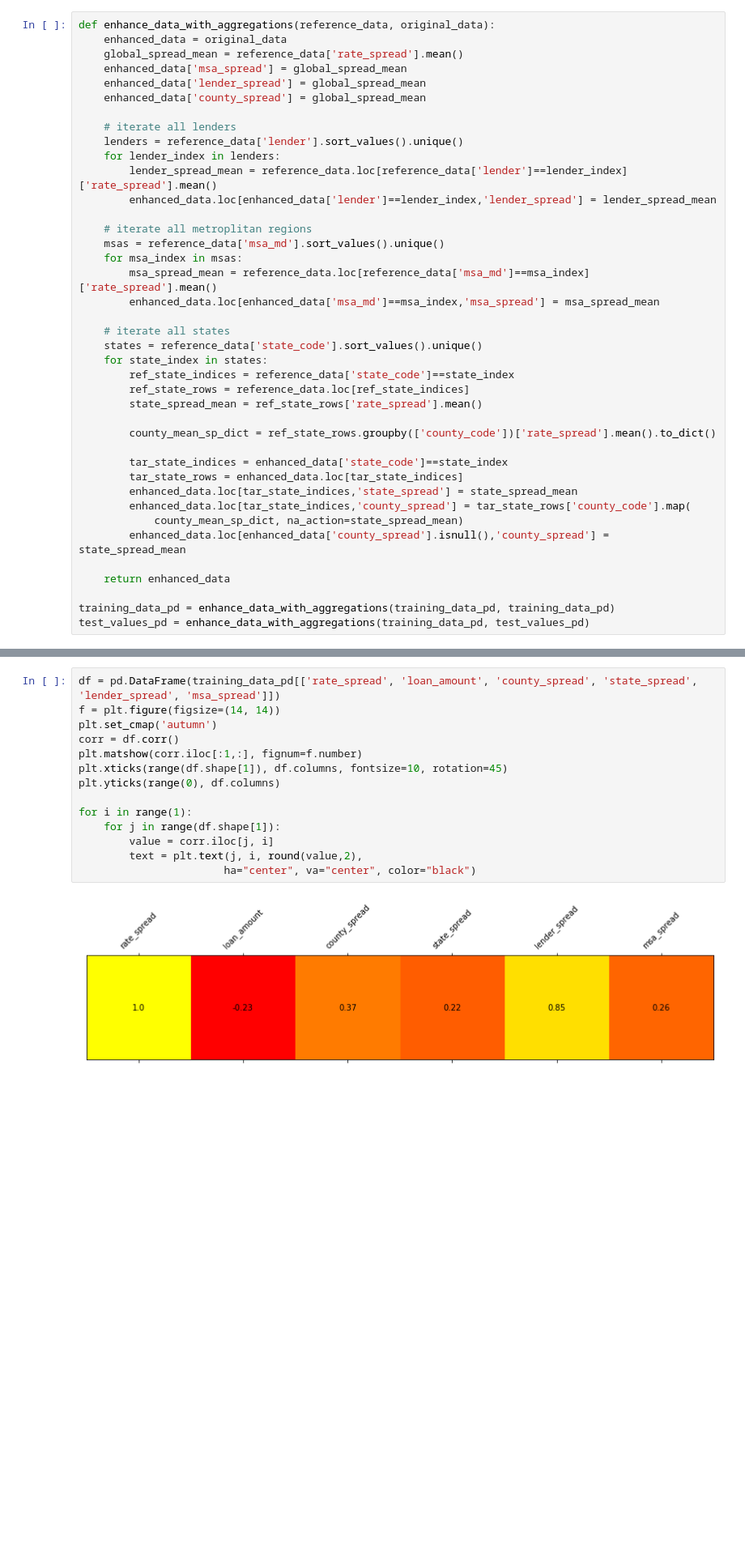
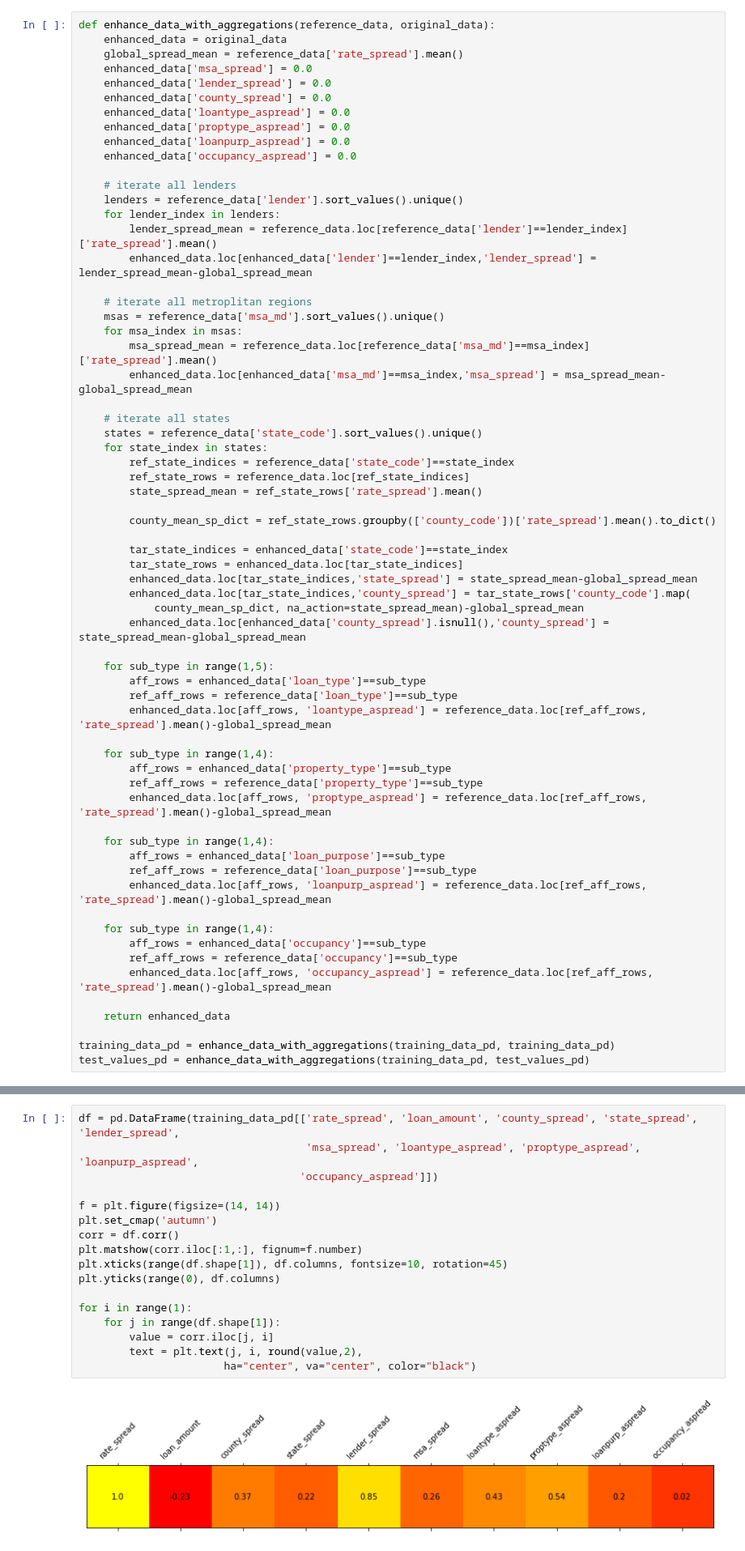
Before and after one commit to Alyxion/MPPDataScience, a Jupyter notebook: notebooks/MPPDataScience_1_Insights.ipynb, the cells around one changed output, grey strips where cells are left out. Shown: that part at 81% size. Saved outputs shown, nothing was run; the diff lists cells and outputs as text; blank space fills up the shorter version.

```diff
--- a/notebooks/MPPDataScience_1_Insights.ipynb
+++ b/notebooks/MPPDataScience_1_Insights.ipynb
@@ -526,21 +526,25 @@ test_values_pd = enhance_data_with_categories(test_values_pd)
 def enhance_data_with_aggregations(reference_data, original_data):
     enhanced_data = original_data
     global_spread_mean = reference_data['rate_spread'].mean()
-    enhanced_data['msa_spread'] = global_spread_mean
-    enhanced_data['lender_spread'] = global_spread_mean
-    enhanced_data['county_spread'] = global_spread_mean
+    enhanced_data['msa_spread'] = 0.0
+    enhanced_data['lender_spread'] = 0.0
+    enhanced_data['county_spread'] = 0.0
+    enhanced_data['loantype_aspread'] = 0.0
+    enhanced_data['proptype_aspread'] = 0.0
+    enhanced_data['loanpurp_aspread'] = 0.0
+    enhanced_data['occupancy_aspread'] = 0.0
 
     # iterate all lenders
     lenders = reference_data['lender'].sort_values().unique()
     for lender_index in lenders:
         lender_spread_mean = reference_data.loc[reference_data['lender']==lender_index]['rate_spread'].mean()
-        enhanced_data.loc[enhanced_data['lender']==lender_index,'lender_spread'] = lender_spread_mean
+        enhanced_data.loc[enhanced_data['lender']==lender_index,'lender_spread'] = lender_spread_mean-global_spread_mean
 
     # iterate all metroplitan regions
     msas = reference_data['msa_md'].sort_values().unique()
     for msa_index in msas:
         msa_spread_mean = reference_data.loc[reference_data['msa_md']==msa_index]['rate_spread'].mean()
-        enhanced_data.loc[enhanced_data['msa_md']==msa_index,'msa_spread'] = msa_spread_mean
+        enhanced_data.loc[enhanced_data['msa_md']==msa_index,'msa_spread'] = msa_spread_mean-global_spread_mean
 
     # iterate all states
     states = reference_data['state_code'].sort_values().unique()
@@ -553,10 +557,30 @@ def enhance_data_with_aggregations(reference_data, original_data):
 
         tar_state_indices = enhanced_data['state_code']==state_index
         tar_state_rows = enhanced_data.loc[tar_state_indices]
-        enhanced_data.loc[tar_state_indices,'state_spread'] = state_spread_mean
+        enhanced_data.loc[tar_state_indices,'state_spread'] = state_spread_mean-global_spread_mean
         enhanced_data.loc[tar_state_indices,'county_spread'] = tar_state_rows['county_code'].map(
-            county_mean_sp_dict, na_action=state_spread_mean)
-        enhanced_data.loc[enhanced_data['county_spread'].isnull(),'county_spread'] = state_spread_mean
+            county_mean_sp_dict, na_action=state_spread_mean)-global_spread_mean
+        enhanced_data.loc[enhanced_data['county_spread'].isnull(),'county_spread'] = state_spread_mean-global_spread_mean
+
+    for sub_type in range(1,5):
+        aff_rows = enhanced_data['loan_type']==sub_type
+        ref_aff_rows = reference_data['loan_type']==sub_type
+        enhanced_data.loc[aff_rows, 'loantype_aspread'] = reference_data.loc[ref_aff_rows, 'rate_spread'].mean()-global_spread_mean
+
+    for sub_type in range(1,4):
+        aff_rows = enhanced_data['property_type']==sub_type
+        ref_aff_rows = reference_data['property_type']==sub_type
+        enhanced_data.loc[aff_rows, 'proptype_aspread'] = reference_data.loc[ref_aff_rows, 'rate_spread'].mean()-global_spread_mean
+
+    for sub_type in range(1,4):
+        aff_rows = enhanced_data['loan_purpose']==sub_type
+        ref_aff_rows = reference_data['loan_purpose']==sub_type
+        enhanced_data.loc[aff_rows, 'loanpurp_aspread'] = reference_data.loc[ref_aff_rows, 'rate_spread'].mean()-global_spread_mean
+
+    for sub_type in range(1,4):
+        aff_rows = enhanced_data['occupancy']==sub_type
+        ref_aff_rows = reference_data['occupancy']==sub_type
+        enhanced_data.loc[aff_rows, 'occupancy_aspread'] = reference_data.loc[ref_aff_rows, 'rate_spread'].mean()-global_spread_mean
 
     return enhanced_data
 
@@ -943,21 +967,24 @@ print("{} counties".format(training_data_pd.groupby(['state_code','county_code']
 # %% [markdown]
 ### Visualizing the correlations between our aggregated data and the rate spread
 # %%
-df = pd.DataFrame(training_data_pd[['rate_spread', 'loan_amount', 'county_spread', 'state_spread', 'lender_spread', 'msa_spread']])
+df = pd.DataFrame(training_data_pd[['rate_spread', 'loan_amount', 'county_spread', 'state_spread', 'lender_spread',
+                                    'msa_spread', 'loantype_aspread', 'proptype_aspread', 'loanpurp_aspread',
+                                   'occupancy_aspread']])
+
 f = plt.figure(figsize=(14, 14))
 plt.set_cmap('autumn')
 corr = df.corr()
 plt.matshow(corr.iloc[:1,:], fignum=f.number)
 plt.xticks(range(df.shape[1]), df.columns, fontsize=10, rotation=45)
 plt.yticks(range(0), df.columns)
 
 for i in range(1):
     for j in range(df.shape[1]):
         value = corr.iloc[j, i]
         text = plt.text(j, i, round(value,2),
                        ha="center", va="center", color="black")
 # %% [output]
-[figure, old version]
+[figure, new version]
 # %%
 training_data_pd.to_csv(TEMP_PATH+CLEANED_TRAINING_OUTPUT_FN, index=False)
 test_values_pd.to_csv(TEMP_PATH+CLEANED_TEST_OUTPUT_FN, index=False)
```
Also changed, not shown: parts of 2 cells of this notebook, 3 other files.
